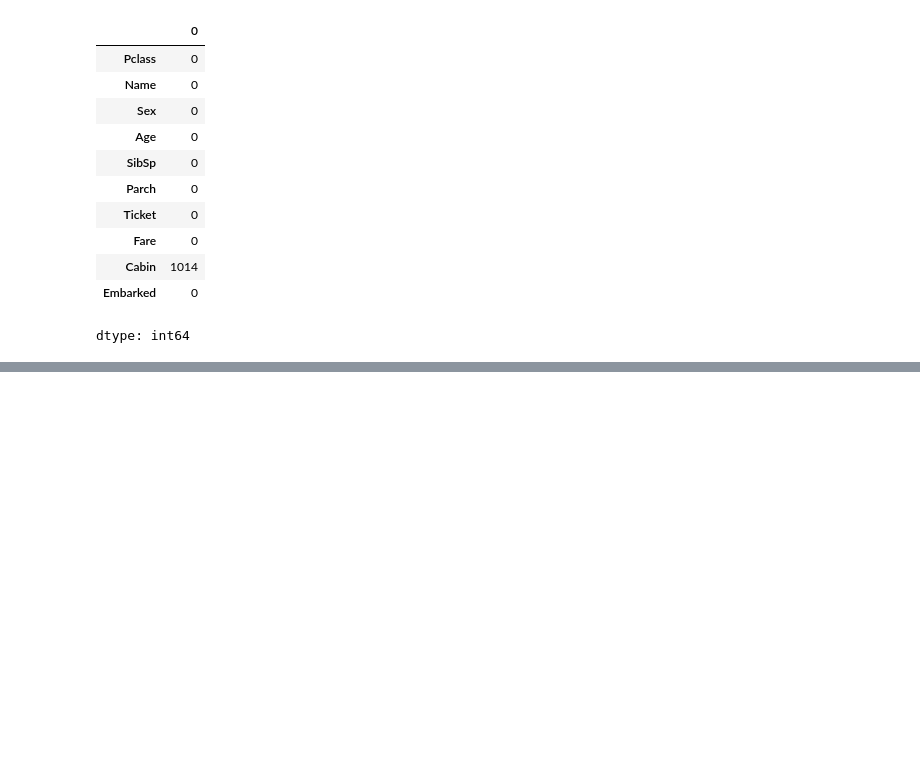
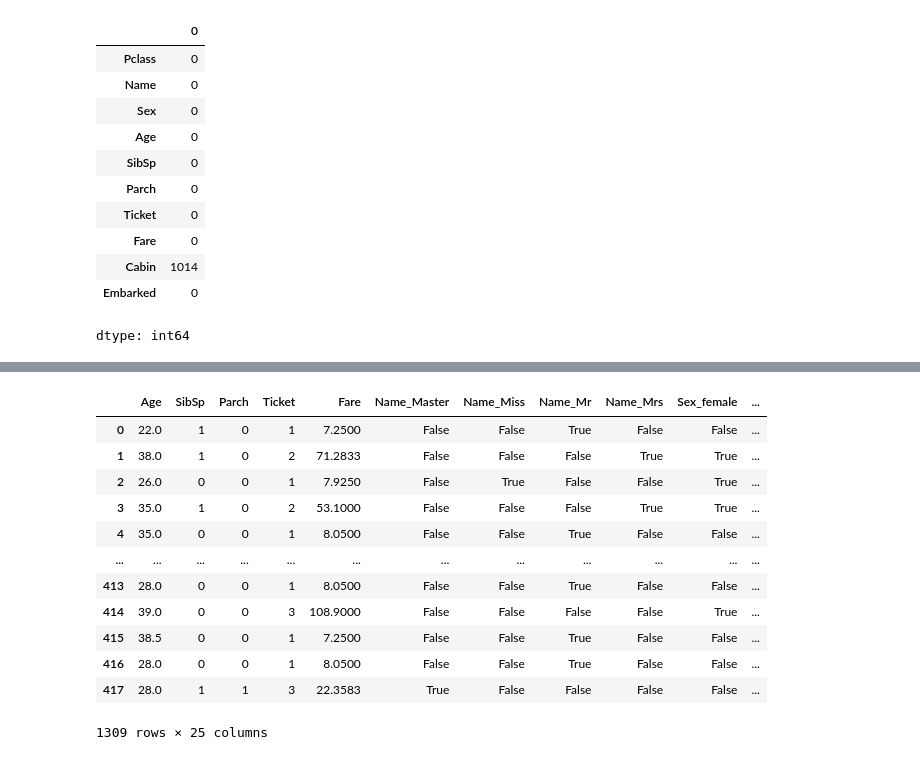
Before and after one commit to Elwing-Chou/ximen_ai_20260706, a Jupyter notebook: ximen_20260720.ipynb, the cells around one changed output, grey strips where cells are left out. Drawn from its saved outputs; the diff is of its cells as text; code cells hidden in the pictures; blank space fills up the shorter version.

```diff
--- a/ximen_20260720.ipynb
+++ b/ximen_20260720.ipynb
@@ -228,0 +245,40 @@ dtype: int64
+# %%
+# One-Hot: 把類別->多個是非題
+# 100%做
+# Q1: 變成太多欄位 ->  回頭檢查資料處理
+# Q2: 唯一可以不做的時候 -> 二值型類別(e.g. Sex) -> 決策樹相關無腦one-hot也沒差
+# Q3: Pclass做不做? 可作可不做 -> 誰比較好(一般情況我可能隨便, 但這裡我試過, one-hot的上限會比較高一點)
+# Q4: 其實你不用去掉, 如果你真的去掉(考慮美觀/使用者體驗的問題)
+# Q5: One-Hot的另外好處->補類別缺失值(全部填0)
+
+# 如果你真想丟掉
+fil = total_df["Name"].value_counts() > 20
+reserved = total_df["Name"].value_counts().index[fil]
+
+def func(n):
+    if n in reserved:
+        return n
+    else:
+        return None
+
+total_df["Name"] = total_df["Name"].apply(func)
+# %%
+# show more col
+pd.set_option('display.max_columns', 50)
+total_df = pd.get_dummies(total_df)
+total_df = pd.get_dummies(total_df, columns=["Pclass"])
+total_df
+# %% [output]
+|  | Age | SibSp | Parch | Ticket | Fare | Name_Master | Name_Miss | Name_Mr | Name_Mrs | Sex_female | ... |
+| 0 | 22.0 | 1 | 0 | 1 | 7.2500 | False | False | True | False | False | ... |
+| 1 | 38.0 | 1 | 0 | 2 | 71.2833 | False | False | False | True | True | ... |
+| 2 | 26.0 | 0 | 0 | 1 | 7.9250 | False | True | False | False | True | ... |
+| 3 | 35.0 | 1 | 0 | 2 | 53.1000 | False | False | False | True | True | ... |
+| 4 | 35.0 | 0 | 0 | 1 | 8.0500 | False | False | True | False | False | ... |
+| ... | ... | ... | ... | ... | ... | ... | ... | ... | ... | ... | ... |
+| 413 | 28.0 | 0 | 0 | 1 | 8.0500 | False | False | True | False | False | ... |
+| 414 | 39.0 | 0 | 0 | 3 | 108.9000 | False | False | False | False | True | ... |
+| 415 | 38.5 | 0 | 0 | 1 | 7.2500 | False | False | True | False | False | ... |
+| 416 | 28.0 | 0 | 0 | 1 | 8.0500 | False | False | True | False | False | ... |
+| 417 | 28.0 | 1 | 1 | 3 | 22.3583 | True | False | False | False | False | ... |
+1309 rows × 25 columns
```
Also changed, not shown: parts of 1 cell of this notebook.
